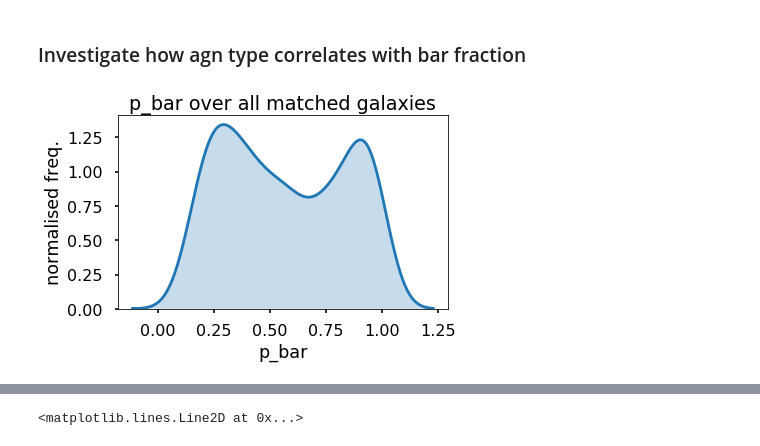
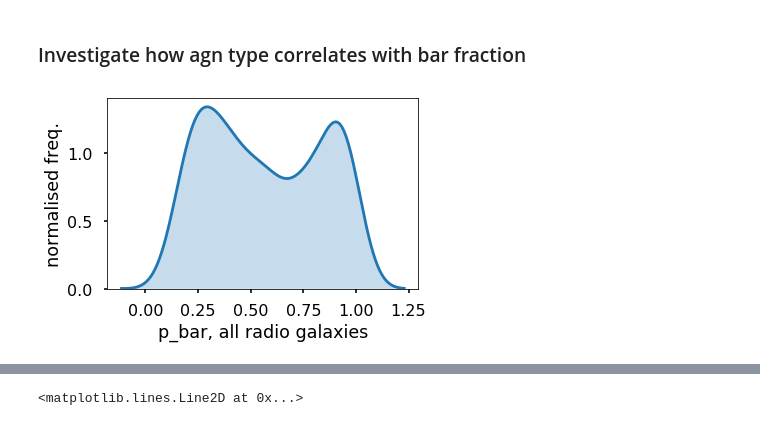
Before and after one commit to mwalmsley/find_agn, a Jupyter notebook: AGN v Bar MVP.ipynb, the cells around one changed output, grey strips where cells are left out. Saved outputs shown, nothing was run; the diff lists cells and outputs as text; code cells hidden in the pictures.

```diff
--- a/AGN v Bar MVP.ipynb
+++ b/AGN v Bar MVP.ipynb
@@ -278,10 +276,9 @@ What do we know about AGN in galaxies which are smooth v featured?
 # %%
 fig, ax = plt.subplots()
 ax = sns.kdeplot(data=galaxies['p_bar'], ax=ax, shade=True)
-ax.set_title('p_bar over all matched galaxies')
-ax.set_xlabel('p_bar')
+ax.set_xlabel('p_bar, all radio galaxies')
 ax.set_ylabel('normalised freq.')
 ax.legend_.remove()
 fig.tight_layout()
 # %% [output]
-[figure, old version]
+[figure, new version]
```
Also changed, not shown: parts of 54 cells of this notebook, 8 other files.
